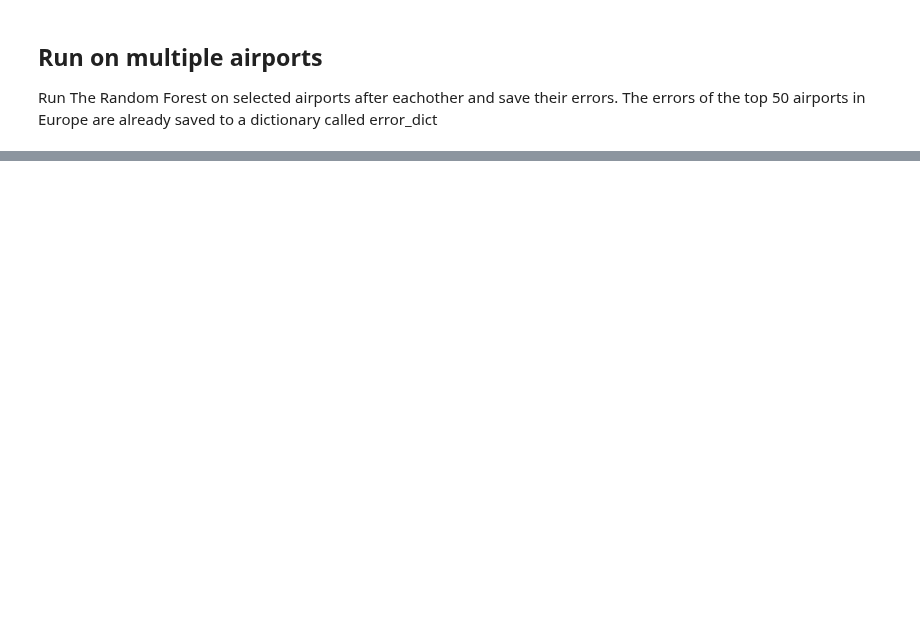
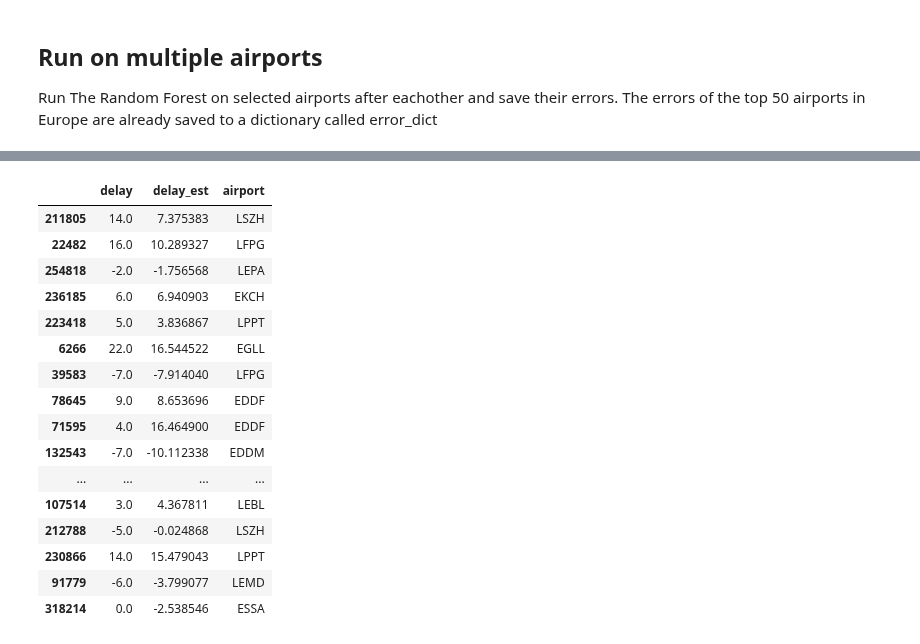
Before and after one commit to junzis/atdelay, a Jupyter notebook: flight_arr_delay_rf.ipynb, the cells around one changed output, grey strips where cells are left out. Cells and saved outputs as stored; diff of their text form; code cells hidden in the pictures; blank space fills up the shorter version.

```diff
--- a/flight_arr_delay_rf.ipynb
+++ b/flight_arr_delay_rf.ipynb
@@ -164,0 +171,20 @@ df_results.to_parquet('data/top25_arrival_delay_rf_results.parquet')
+# %%
+df_results.sample(50)
+# %% [output]
+|  | delay | delay_est | airport |
+| 211805 | 14.0 | 7.375383 | LSZH |
+| 22482 | 16.0 | 10.289327 | LFPG |
+| 254818 | -2.0 | -1.756568 | LEPA |
+| 236185 | 6.0 | 6.940903 | EKCH |
+| 223418 | 5.0 | 3.836867 | LPPT |
+| 6266 | 22.0 | 16.544522 | EGLL |
+| 39583 | -7.0 | -7.914040 | LFPG |
+| 78645 | 9.0 | 8.653696 | EDDF |
+| 71595 | 4.0 | 16.464900 | EDDF |
+| 132543 | -7.0 | -10.112338 | EDDM |
+| ... | ... | ... | ... |
+| 107514 | 3.0 | 4.367811 | LEBL |
+| 212788 | -5.0 | -0.024868 | LSZH |
+| 230866 | 14.0 | 15.479043 | LPPT |
+| 91779 | -6.0 | -3.799077 | LEMD |
+| 318214 | 0.0 | -2.538546 | ESSA |
```
Also changed, not shown: parts of 10 cells of this notebook, 22 other files.
